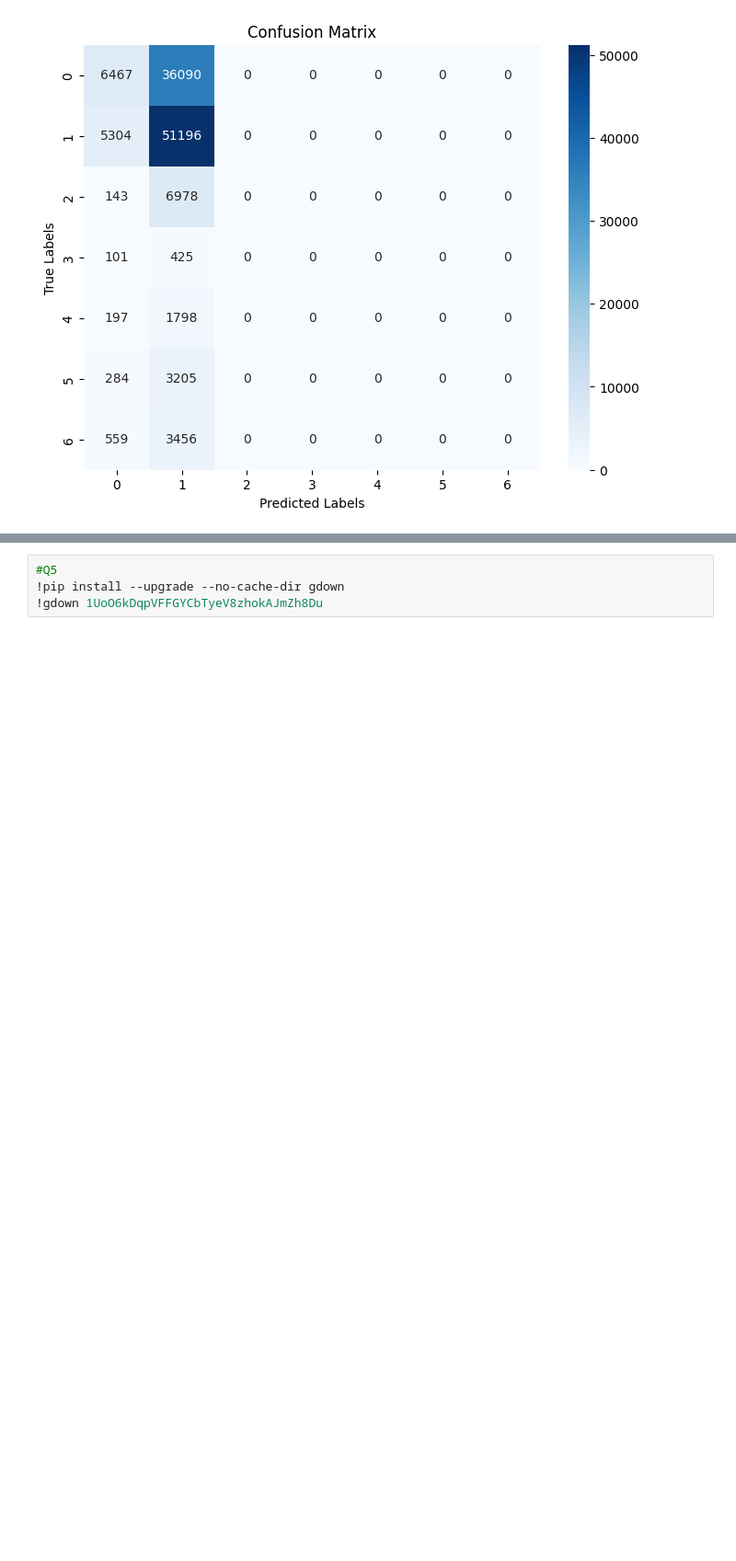
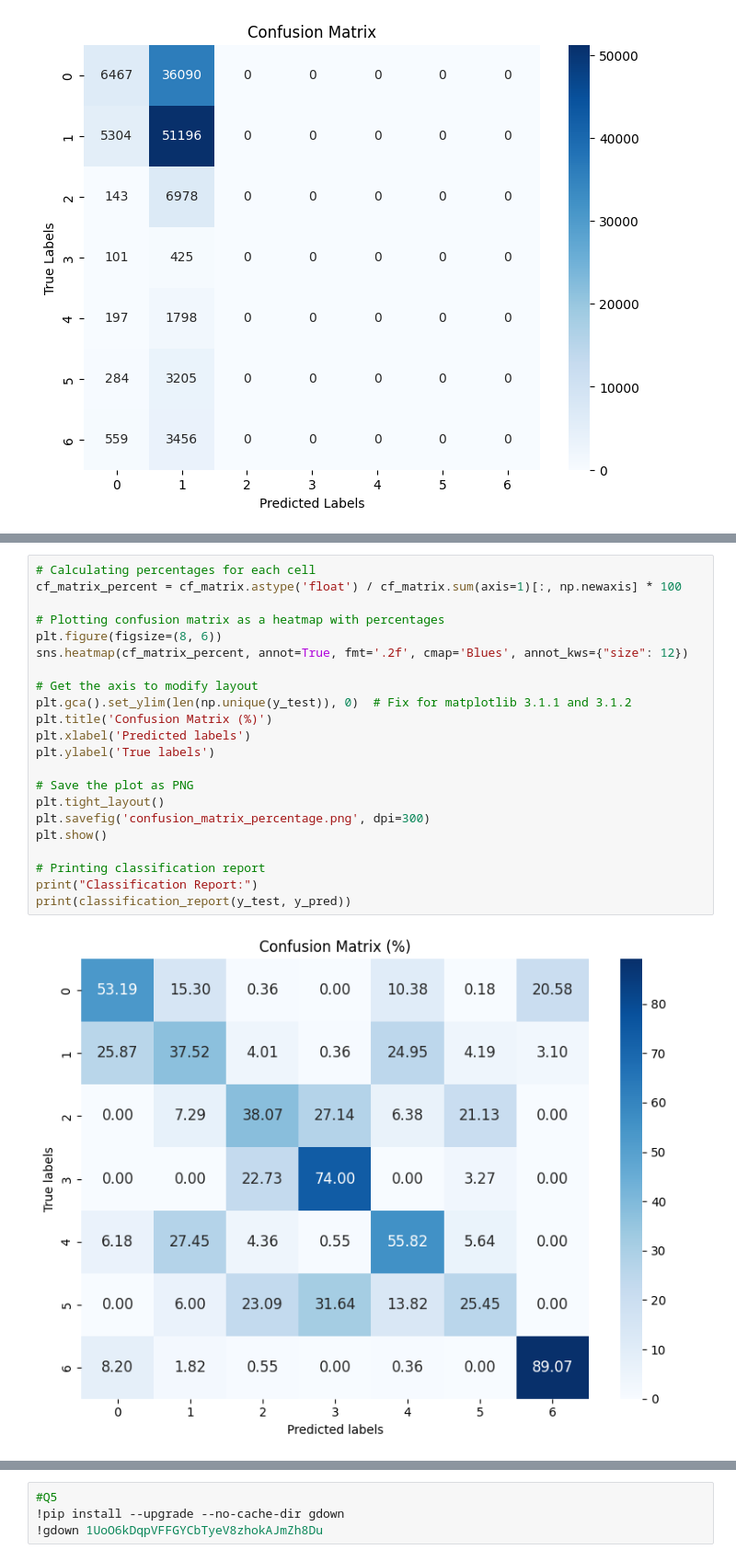
Before and after one commit to parsashokrollahi/machinelearning2023, a Jupyter notebook: midterm.ipynb, the cells around one changed output, grey strips where cells are left out. Shown at 92% size. Saved outputs shown, nothing was run; the diff lists cells and outputs as text; blank space fills up the shorter version.

```diff
--- a/midterm.ipynb
+++ b/midterm.ipynb
@@ -123,0 +229,24 @@ Please also refer to the documentation for alternative solver options:
+# %%
+# Calculating percentages for each cell
+cf_matrix_percent = cf_matrix.astype('float') / cf_matrix.sum(axis=1)[:, np.newaxis] * 100
+
+# Plotting confusion matrix as a heatmap with percentages
+plt.figure(figsize=(8, 6))
+sns.heatmap(cf_matrix_percent, annot=True, fmt='.2f', cmap='Blues', annot_kws={"size": 12})
+
+# Get the axis to modify layout
+plt.gca().set_ylim(len(np.unique(y_test)), 0)  # Fix for matplotlib 3.1.1 and 3.1.2
+plt.title('Confusion Matrix (%)')
+plt.xlabel('Predicted labels')
+plt.ylabel('True labels')
+
+# Save the plot as PNG
+plt.tight_layout()
+plt.savefig('confusion_matrix_percentage.png', dpi=300)
+plt.show()
+
+# Printing classification report
+print("Classification Report:")
+print(classification_report(y_test, y_pred))
+# %% [output]
+[figure, added]
```
Also changed, not shown: parts of 7 cells of this notebook.
